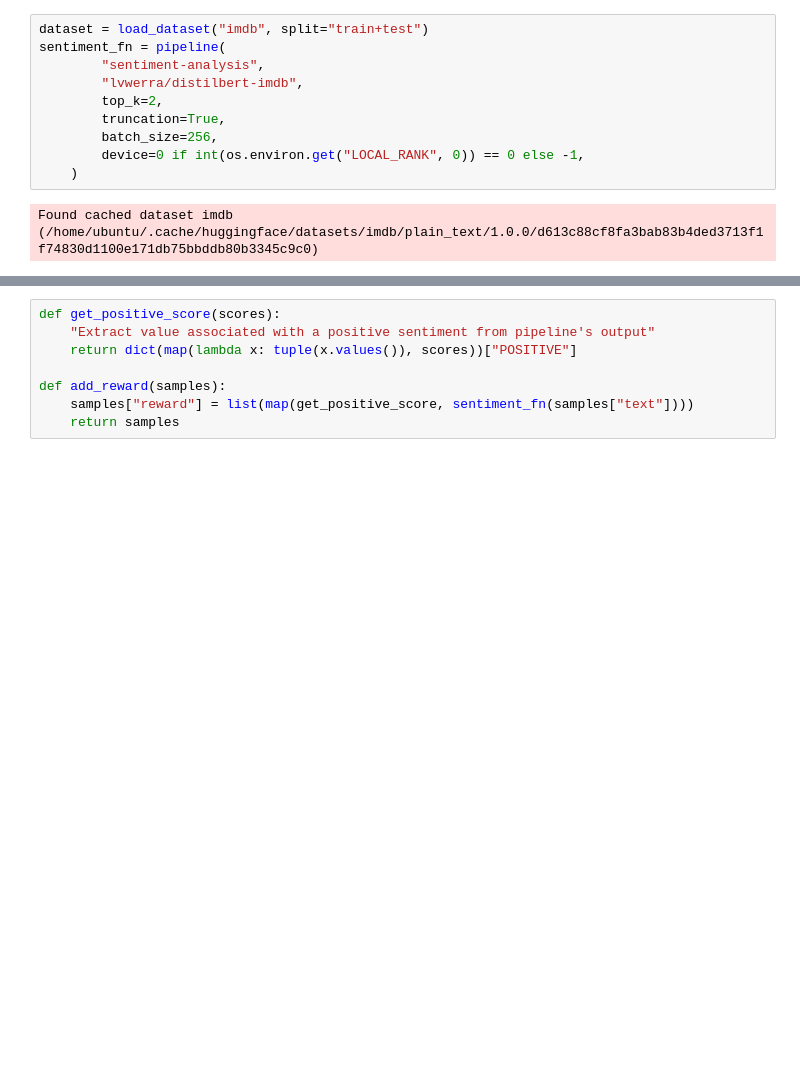
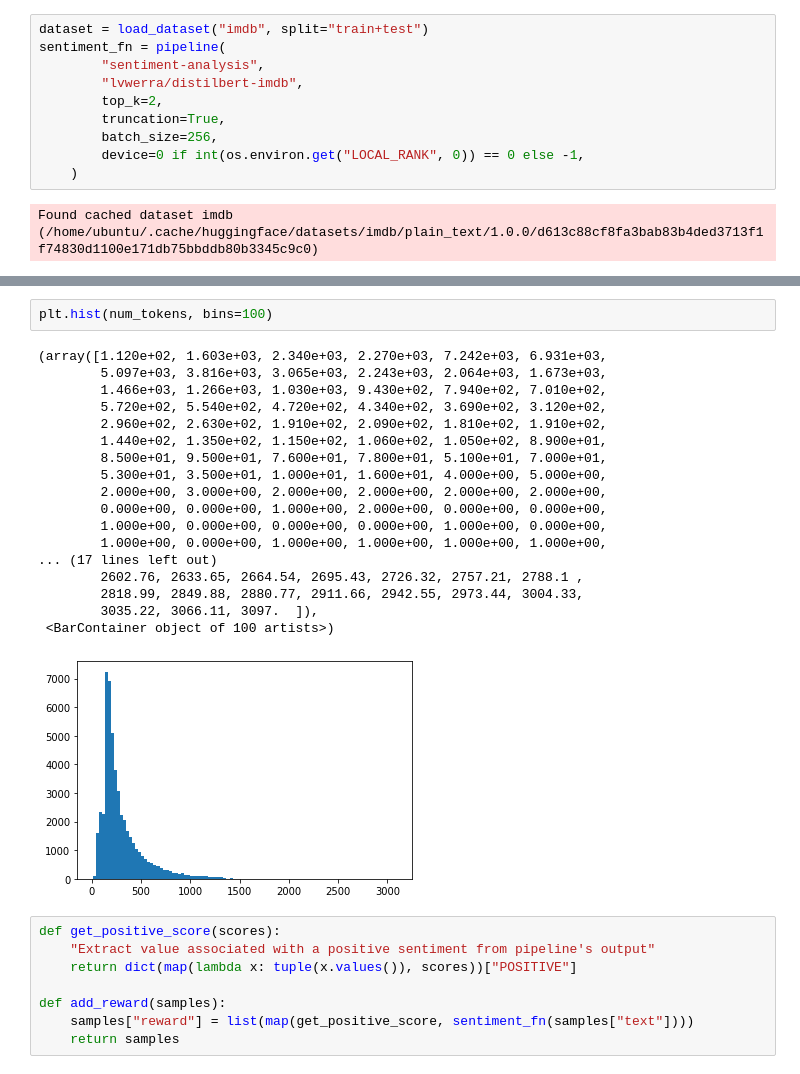
Before and after one commit to aranku/trlx, a Jupyter notebook: examples/dt_statistics.ipynb, the cells around one changed output, grey strips where cells are left out. Drawn from its saved outputs; the diff is of its cells as text; blank space fills up the shorter version.

```diff
--- a/examples/dt_statistics.ipynb
+++ b/examples/dt_statistics.ipynb
@@ -20,3 +37,24 @@ Found cached dataset imdb (/home/ubuntu/.cache/huggingface/datasets/imdb/plain_t
+# %%
+plt.hist(num_tokens, bins=100)
+# %% [output]
+(array([1.120e+02, 1.603e+03, 2.340e+03, 2.270e+03, 7.242e+03, 6.931e+03,
+        5.097e+03, 3.816e+03, 3.065e+03, 2.243e+03, 2.064e+03, 1.673e+03,
+        1.466e+03, 1.266e+03, 1.030e+03, 9.430e+02, 7.940e+02, 7.010e+02,
+        5.720e+02, 5.540e+02, 4.720e+02, 4.340e+02, 3.690e+02, 3.120e+02,
+        2.960e+02, 2.630e+02, 1.910e+02, 2.090e+02, 1.810e+02, 1.910e+02,
+        1.440e+02, 1.350e+02, 1.150e+02, 1.060e+02, 1.050e+02, 8.900e+01,
+        8.500e+01, 9.500e+01, 7.600e+01, 7.800e+01, 5.100e+01, 7.000e+01,
+        5.300e+01, 3.500e+01, 1.000e+01, 1.600e+01, 4.000e+00, 5.000e+00,
+        2.000e+00, 3.000e+00, 2.000e+00, 2.000e+00, 2.000e+00, 2.000e+00,
+        0.000e+00, 0.000e+00, 1.000e+00, 2.000e+00, 0.000e+00, 0.000e+00,
+        1.000e+00, 0.000e+00, 0.000e+00, 0.000e+00, 1.000e+00, 0.000e+00,
+        1.000e+00, 0.000e+00, 1.000e+00, 1.000e+00, 1.000e+00, 1.000e+00,
+... (17 lines left out)
+        2602.76, 2633.65, 2664.54, 2695.43, 2726.32, 2757.21, 2788.1 ,
+        2818.99, 2849.88, 2880.77, 2911.66, 2942.55, 2973.44, 3004.33,
+        3035.22, 3066.11, 3097.  ]),
+ <BarContainer object of 100 artists>)
+[figure, added]
 # %%
 def get_positive_score(scores):
     "Extract value associated with a positive sentiment from pipeline's output"
```
Also changed, not shown: parts of 3 cells of this notebook, 7 other files.
